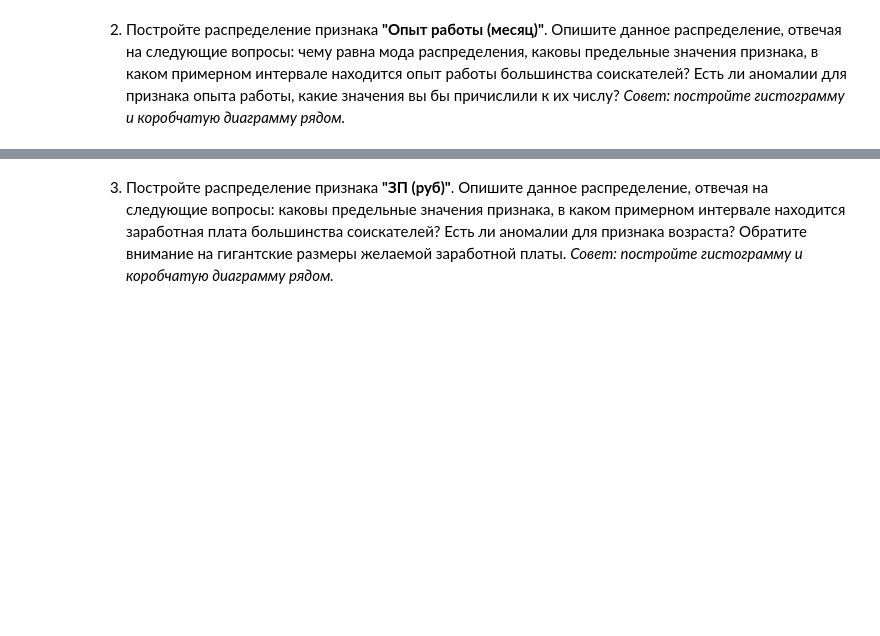
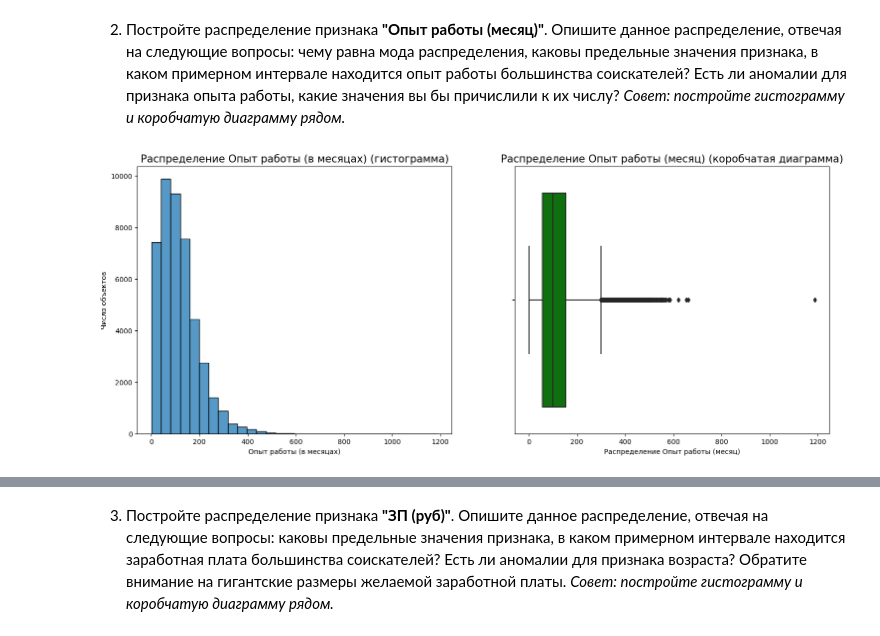
Before and after one commit to Alexey-919/PROJECT-1.-HeadHunter, a Jupyter notebook: Project-1. Ноутбук-шаблон.ipynb, the cells around one changed output, grey strips where cells are left out. Saved outputs shown, nothing was run; the diff lists cells and outputs as text; code cells hidden in the pictures; blank space fills up the shorter version.

```diff
--- a/Project-1. Ноутбук-шаблон.ipynb
+++ b/Project-1. Ноутбук-шаблон.ipynb
@@ -359,5 +415,26 @@ Text(0.5, 0, 'Распределение Возраста')
 *Совет: постройте гистограмму и коробчатую диаграмму рядом.*
 # %%
 # ваш код здесь
+fig, axes = plt.subplots(nrows=1, ncols=2, figsize=(18, 7))
+histplot = sns.histplot(
+    data=hh_data,
+    x='Опыт работы (месяц)',
+    bins=30,
+    ax=axes[0],
+);
+histplot.set_title('Распределение Опыт работы (в месяцах) (гистограмма)', fontsize=15)
+histplot.set_xlabel('Опыт работы (в месяцах)')
+histplot.set_ylabel('Число объектов')
+
+boxplot = sns.boxplot(
+    data=hh_data,
+    x='Опыт работы (месяц)',
+    color='green',
+    ax=axes[1]
+);
+boxplot.set_title('Распределение Опыт работы (месяц) (коробчатая диаграмма)', fontsize=15)
+boxplot.set_xlabel('Распределение Опыт работы (месяц)');
+# %% [output]
+[figure, added]
 # %% [markdown]
 ваши выводы здесь
```
Also changed, not shown: parts of 66 cells of this notebook, 3 other files.
